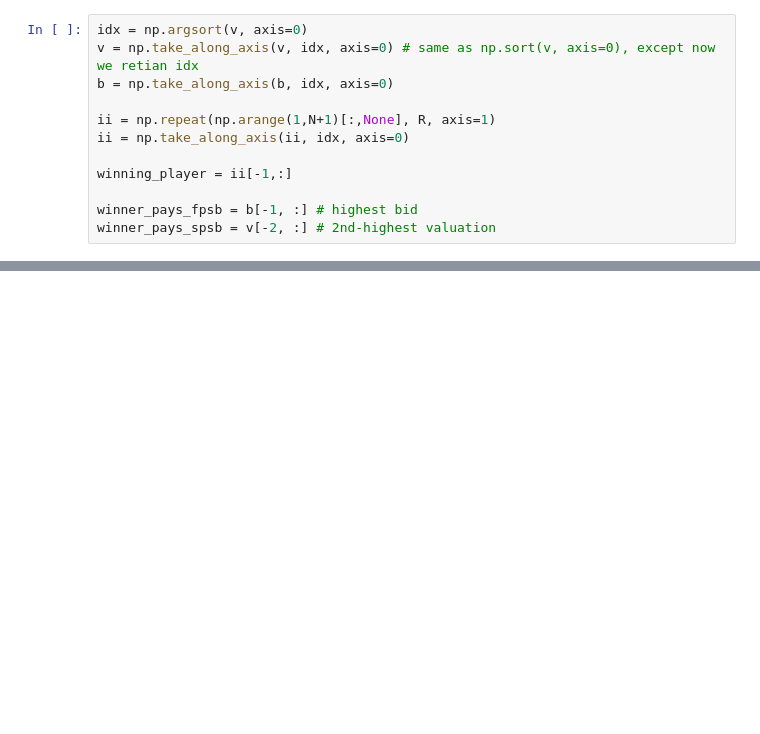
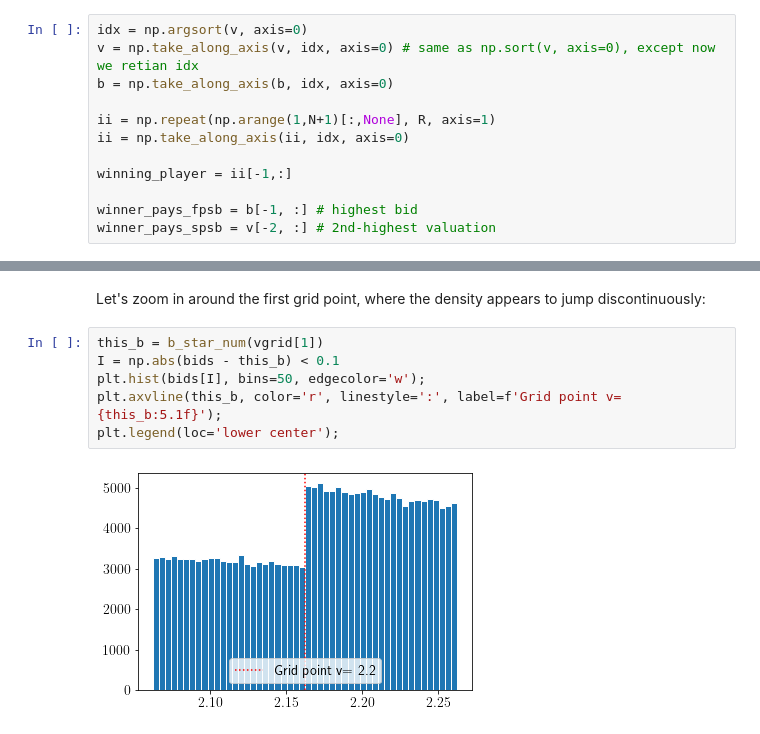
Before and after one commit to GamEconCph/Lectures-2021, a Jupyter notebook: Bayesian Games/revenue_equivalence.ipynb, the cells around one changed output, grey strips where cells are left out. Saved outputs shown, nothing was run; the diff lists cells and outputs as text; blank space fills up the shorter version.

```diff
--- a/Bayesian Games/revenue_equivalence.ipynb
+++ b/Bayesian Games/revenue_equivalence.ipynb
@@ -310,0 +346,10 @@ Avg. payment SPSB:  2.56558 (std.dev. =  1.36, median= 2.32)
+# %% [markdown]
+Let's zoom in around the first grid point, where the density appears to jump discontinuously:
+# %%
+this_b = b_star_num(vgrid[1])
+I = np.abs(bids - this_b) < 0.1
+plt.hist(bids[I], bins=50, edgecolor='w');
+plt.axvline(this_b, color='r', linestyle=':', label=f'Grid point v={this_b:5.1f}');
+plt.legend(loc='lower center');
+# %% [output]
+[figure, added]
```
Also changed, not shown: parts of 5 cells of this notebook.
